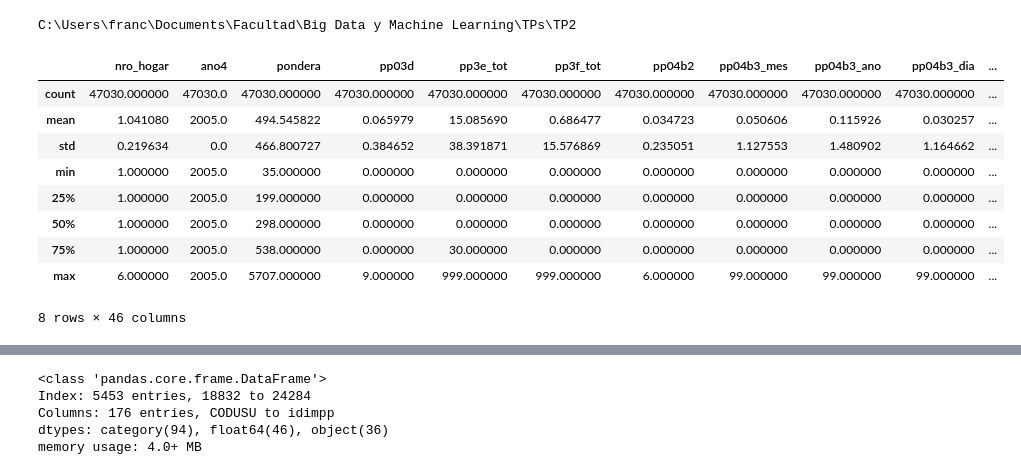
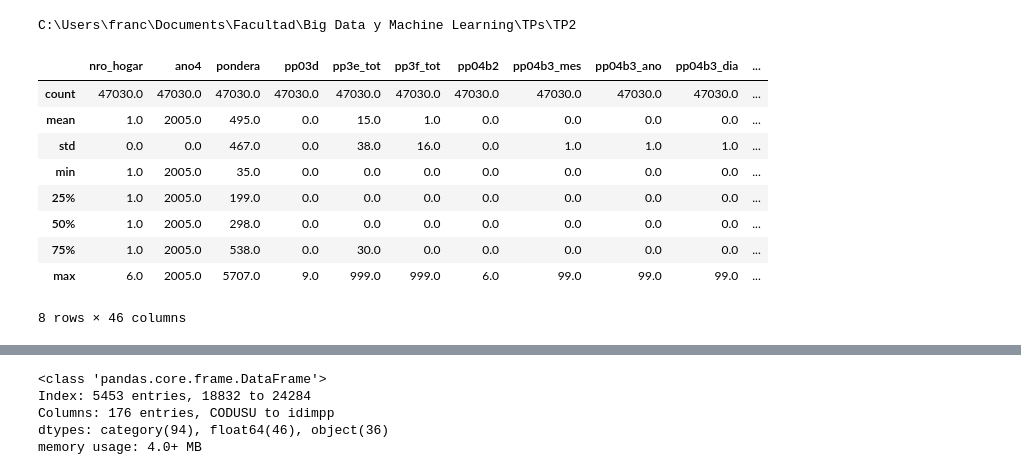
Before and after one commit to StefanoPistoia/Big-Data-Grupo-2, a Jupyter notebook: TP2/BigData_TP2_Grupo2.ipynb, the cells around one changed output, grey strips where cells are left out. Drawn from its saved outputs; the diff is of its cells as text; code cells hidden in the pictures.

```diff
--- a/TP2/BigData_TP2_Grupo2.ipynb
+++ b/TP2/BigData_TP2_Grupo2.ipynb
@@ -26,17 +26,17 @@ db05_raw = pd.read_stata(r"C:\Users\franc\Documents\Facultad\Big Data y Machine
 db25_raw = pd.read_excel(r"C:\Users\franc\Documents\Facultad\Big Data y Machine Learning\TPs\TP2\usu_individual_T125.xlsx")
 # %%
 # Verificación de importación 1
-db05_raw.describe()
+db05_raw.describe().round()
 # %% [output]
 |  | nro_hogar | ano4 | pondera | pp03d | pp3e_tot | pp3f_tot | pp04b2 | pp04b3_mes | pp04b3_ano | pp04b3_dia | ... |
-| count | 47030.000000 | 47030.0 | 47030.000000 | 47030.000000 | 47030.000000 | 47030.000000 | 47030.000000 | 47030.000000 | 47030.000000 | 47030.000000 | ... |
-| mean | 1.041080 | 2005.0 | 494.545822 | 0.065979 | 15.085690 | 0.686477 | 0.034723 | 0.050606 | 0.115926 | 0.030257 | ... |
-| std | 0.219634 | 0.0 | 466.800727 | 0.384652 | 38.391871 | 15.576869 | 0.235051 | 1.127553 | 1.480902 | 1.164662 | ... |
-| min | 1.000000 | 2005.0 | 35.000000 | 0.000000 | 0.000000 | 0.000000 | 0.000000 | 0.000000 | 0.000000 | 0.000000 | ... |
-| 25% | 1.000000 | 2005.0 | 199.000000 | 0.000000 | 0.000000 | 0.000000 | 0.000000 | 0.000000 | 0.000000 | 0.000000 | ... |
-| 50% | 1.000000 | 2005.0 | 298.000000 | 0.000000 | 0.000000 | 0.000000 | 0.000000 | 0.000000 | 0.000000 | 0.000000 | ... |
-| 75% | 1.000000 | 2005.0 | 538.000000 | 0.000000 | 30.000000 | 0.000000 | 0.000000 | 0.000000 | 0.000000 | 0.000000 | ... |
-| max | 6.000000 | 2005.0 | 5707.000000 | 9.000000 | 999.000000 | 999.000000 | 6.000000 | 99.000000 | 99.000000 | 99.000000 | ... |
+| count | 47030.0 | 47030.0 | 47030.0 | 47030.0 | 47030.0 | 47030.0 | 47030.0 | 47030.0 | 47030.0 | 47030.0 | ... |
+| mean | 1.0 | 2005.0 | 495.0 | 0.0 | 15.0 | 1.0 | 0.0 | 0.0 | 0.0 | 0.0 | ... |
+| std | 0.0 | 0.0 | 467.0 | 0.0 | 38.0 | 16.0 | 0.0 | 1.0 | 1.0 | 1.0 | ... |
+| min | 1.0 | 2005.0 | 35.0 | 0.0 | 0.0 | 0.0 | 0.0 | 0.0 | 0.0 | 0.0 | ... |
+| 25% | 1.0 | 2005.0 | 199.0 | 0.0 | 0.0 | 0.0 | 0.0 | 0.0 | 0.0 | 0.0 | ... |
+| 50% | 1.0 | 2005.0 | 298.0 | 0.0 | 0.0 | 0.0 | 0.0 | 0.0 | 0.0 | 0.0 | ... |
+| 75% | 1.0 | 2005.0 | 538.0 | 0.0 | 30.0 | 0.0 | 0.0 | 0.0 | 0.0 | 0.0 | ... |
+| max | 6.0 | 2005.0 | 5707.0 | 9.0 | 999.0 | 999.0 | 6.0 | 99.0 | 99.0 | 99.0 | ... |
 8 rows × 46 columns
 # %%
 # Verificación de importación 2
```
Also changed, not shown: parts of 35 cells of this notebook, 3 other files.
